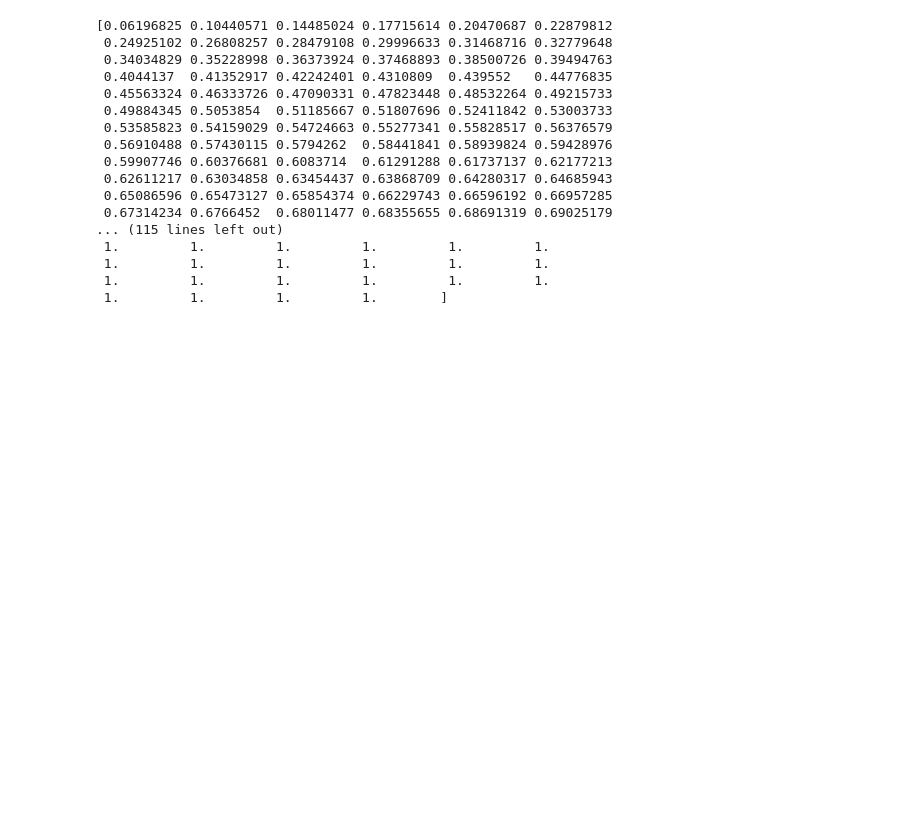
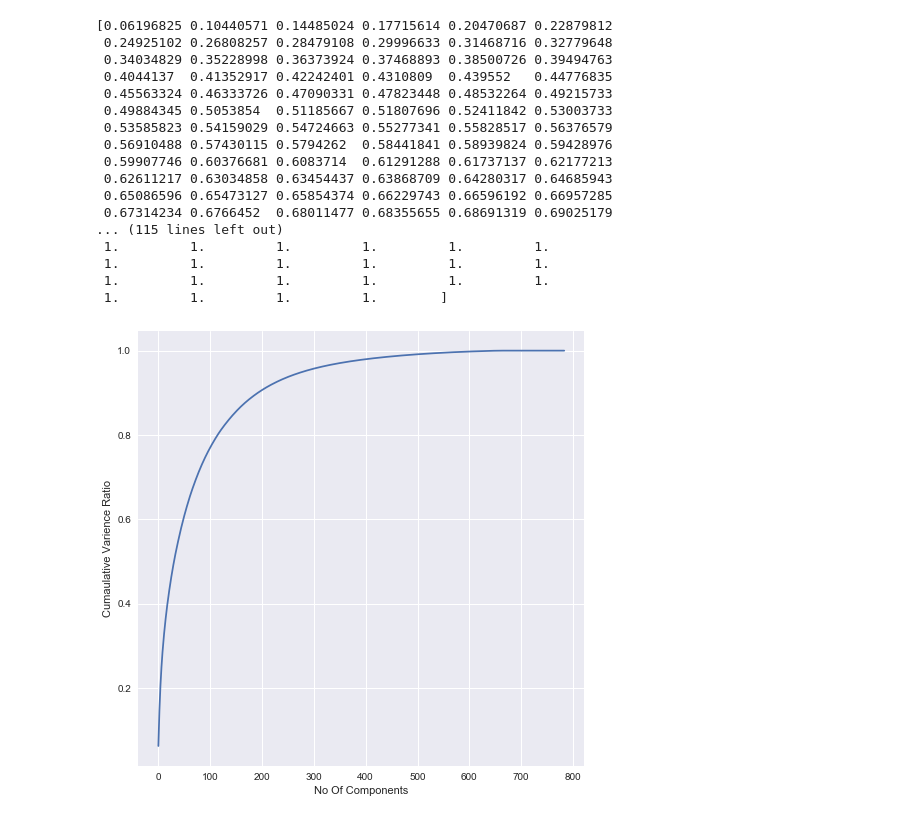
Before and after one commit to Mental-bicep/Python-ML-DL, a Jupyter notebook: Pca/Principle-comp.-analysis.ipynb, the cells around one changed output. Drawn from its saved outputs; the diff is of its cells as text; code cells hidden in the pictures; blank space fills up the shorter version.

```diff
--- a/Pca/Principle-comp.-analysis.ipynb
+++ b/Pca/Principle-comp.-analysis.ipynb
@@ -161,3 +161,12 @@ print(cum_var)
  1.         1.         1.         1.         1.         1.
  1.         1.         1.         1.         1.         1.
  1.         1.         1.         1.        ]
+# %%
+plt.figure(figsize=(8,8))
+plt.style.use("seaborn")
+plt.xlabel("No Of Components")
+plt.ylabel("Cumaulative Varience Ratio")
+plt.plot(cum_var)
+plt.show()
+# %% [output]
+[figure, added]
```
Also changed, not shown: parts of 4 cells of this notebook.
